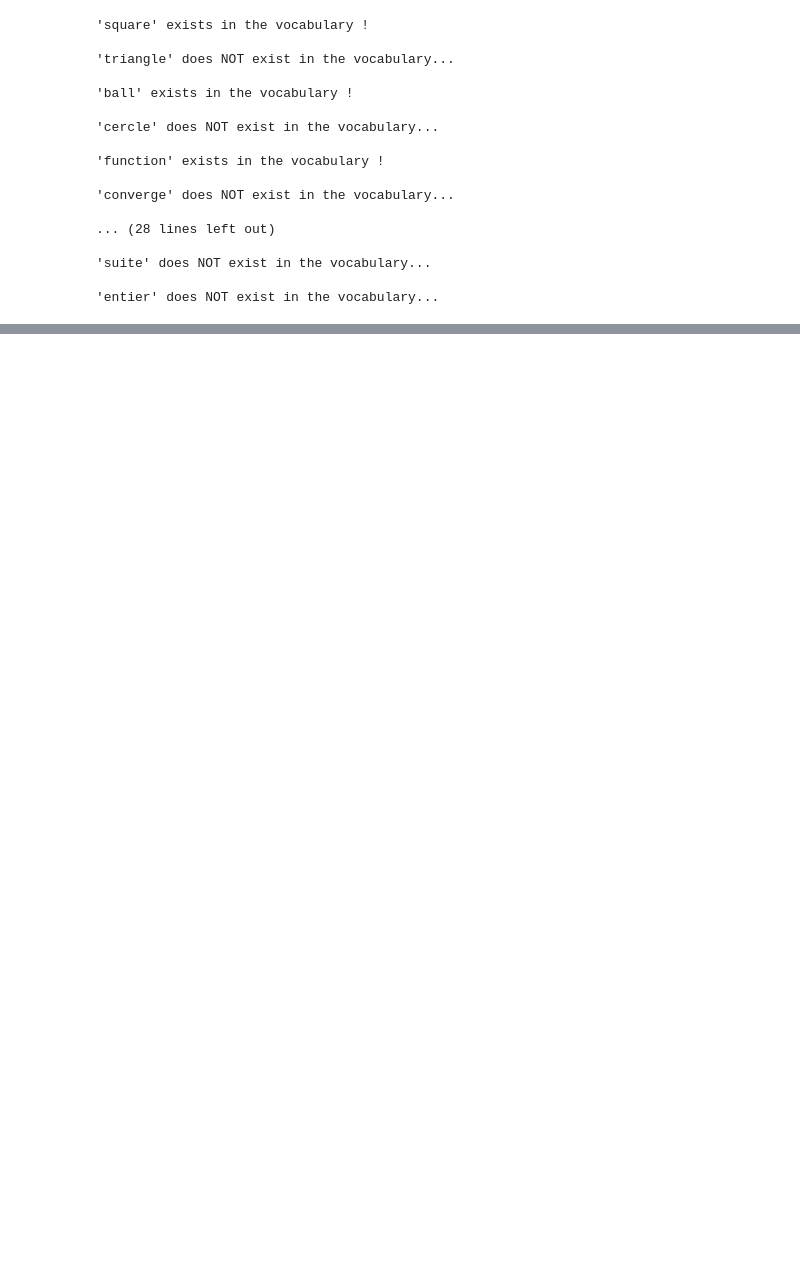
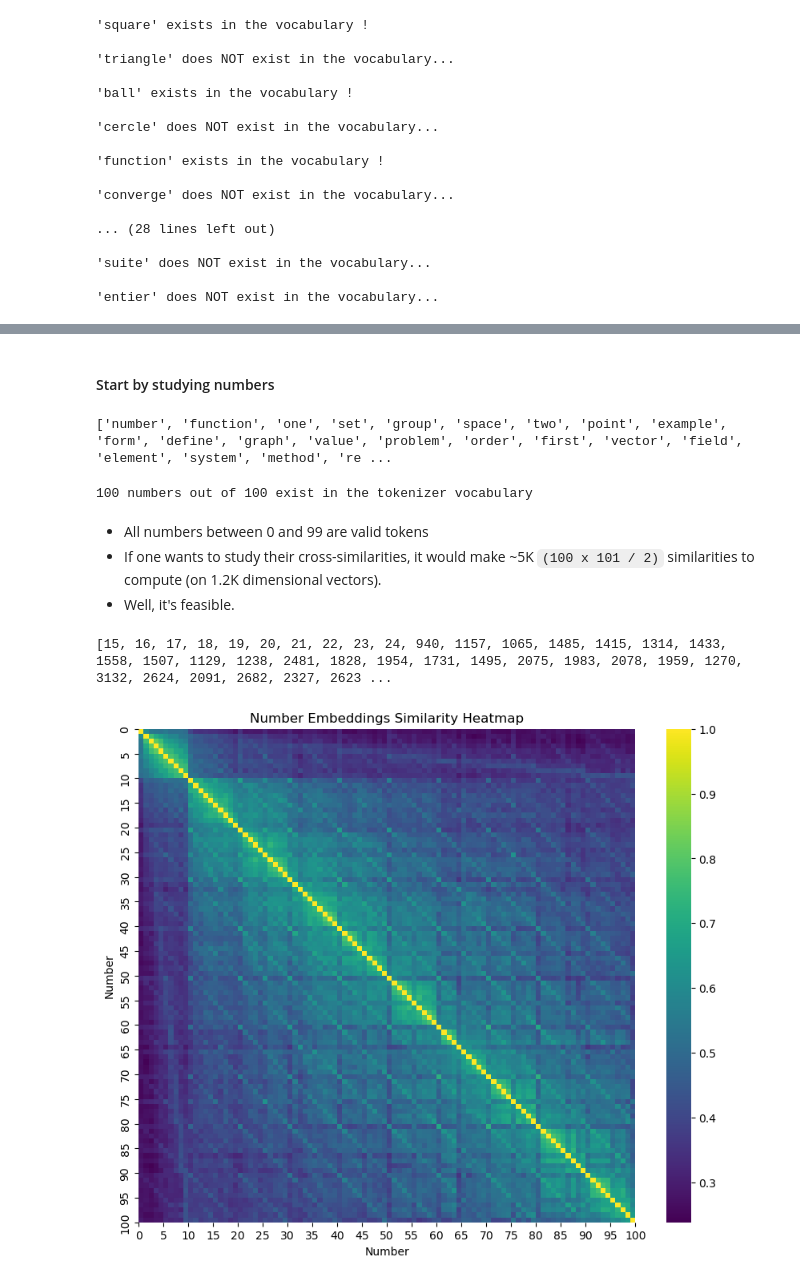
Before and after one commit to dhia680/Math-Concepts-semantic-space, a Jupyter notebook: Further-Analysis/gpt2-embed-analysis.ipynb, the cells around one changed output, grey strips where cells are left out. Drawn from its saved outputs; the diff is of its cells as text; code cells hidden in the pictures; blank space fills up the shorter version.

```diff
--- a/Further-Analysis/gpt2-embed-analysis.ipynb
+++ b/Further-Analysis/gpt2-embed-analysis.ipynb
@@ -98,0 +158,49 @@ for word in fre_math_list:
+# %% [markdown]
+#### Start by studying numbers
+# %%
+valid_vocab = valid_vocab_info['word'].tolist()[:50]   # List of most math-frequent 50 valid words
+print(valid_vocab)
+# %% [output]
+['number', 'function', 'one', 'set', 'group', 'space', 'two', 'point', 'example', 'form', 'define', 'graph', 'value', 'problem', 'order', 'first', 'vector', 'field', 'element', 'system', 'method', 're ...
+# %%
+are_numbers_in_vocab = list( map(lambda word: is_in_vocab(word, tokenizer, verbose=False), [str(i) for i in range(100)]) )
+print(f"{are_numbers_in_vocab.count(True)} numbers out of 100 exist in the tokenizer vocabulary")
+# %% [output]
+100 numbers out of 100 exist in the tokenizer vocabulary
+# %% [markdown]
+* All numbers between 0 and 99 are valid tokens
+* If one wants to study their cross-similarities, it would make ~5K `(100 x 101 / 2)` similarities to compute (on 1.2K dimensional vectors).
+* Well, it's feasible.
+# %%
+# continue on cpu (no real need for gpu)
+cpu_embeddings = torch.load('word_embeddings.pt', map_location=torch.device('cpu'), weights_only=True)
+cpu_embeddings = cpu_embeddings.detach()
+# %%
+max_nb = 100
+tokens_ids = [tokenizer(str(i))['input_ids'][0] for i in range(max_nb)]
+print(tokens_ids)
+
+numbers_embeddings = torch.stack([cpu_embeddings[tokens_ids[i]] for i in range(max_nb)])
+
+def cross_similarity_matrix(stacked_embeddings):
+    Nb_tokens = stacked_embeddings.size(0)
+    similarities = torch.zeros(Nb_tokens, Nb_tokens)
+    for i in range(Nb_tokens):
+        similarities[i, i:] = torch.cosine_similarity(stacked_embeddings[i, :], stacked_embeddings[i:, :], dim=1)
+    similarities = similarities + similarities.T - torch.eye(Nb_tokens)  # Fill the un-computed half (redundant) of the matrix.
+    return similarities
+
+
+nb_similarities = cross_similarity_matrix(numbers_embeddings)
+nb_similarities_df = pd.DataFrame(nb_similarities.numpy(), columns=range(max_nb), index=range(max_nb))
+
+# Plot heatmap.
+plt.figure(figsize=(10, 8))
+sns.heatmap(nb_similarities_df, cmap='viridis', annot=False)
+plt.title('Number Embeddings Similarity Heatmap')
+plt.xlabel('Number'); plt.ylabel('Number')
+plt.xticks([5*i for i in range(21)], [5*i for i in range(21)]); plt.yticks([5*i for i in range(21)], [5*i for i in range(21)])
+plt.show()
+# %% [output]
+[15, 16, 17, 18, 19, 20, 21, 22, 23, 24, 940, 1157, 1065, 1485, 1415, 1314, 1433, 1558, 1507, 1129, 1238, 2481, 1828, 1954, 1731, 1495, 2075, 1983, 2078, 1959, 1270, 3132, 2624, 2091, 2682, 2327, 2623 ...
+[figure, added]
```
Also changed, not shown: parts of 19 cells of this notebook.
